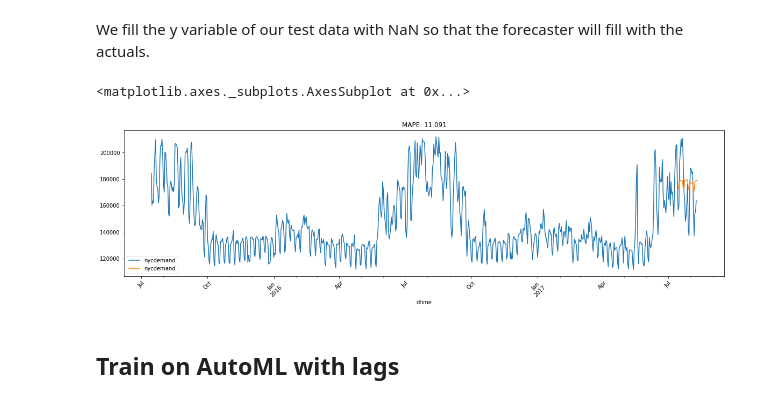
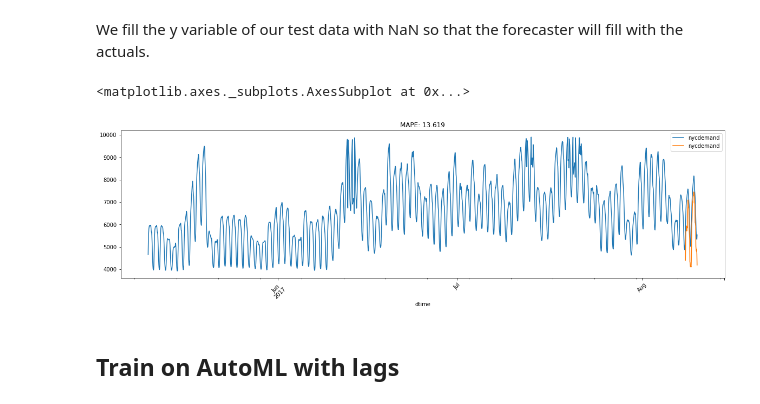
Before and after one commit to liupeirong/timeseries-forecast, a Jupyter notebook: notebooks/machine_learning.ipynb, the cells around one changed output. Drawn from its saved outputs; the diff is of its cells as text; code cells hidden in the pictures.

Commit message:
include feature columns and bug fix

```diff
--- a/notebooks/machine_learning.ipynb
+++ b/notebooks/machine_learning.ipynb
@@ -37,10 +37,10 @@ importlib.reload(get_data)
 # %% [markdown]
 **Settings for each training job**
 # %%
-local_training = False # do we train remotely or locally
+local_training = True # do we train remotely or locally
 target_column_name = 'nycdemand'
-granularity = 'daily' # 'hourly', 'daily', 'monthly'
-horizon = 28 # ex. 48 hours, 28 days (4 weeks), 12 months
+granularity = 'hourly' # 'hourly', 'daily', 'monthly'
+horizon = 48 # ex. 48 hours, 28 days (4 weeks), 12 months
 lags = 2
 moving_avg_window = 2
 # %% [markdown]
@@ -199,11 +192,11 @@ We fill the y variable of our test data with NaN so that the forecaster will fil
 # %%
 dfforecast, mape = utils.get_and_evaluate_automl_forecast(X_test, y_test, fitted_model, target_column_name)
 
-pd.concat([df[target_column_name], dfforecast], axis=1) \
+pd.concat([df[target_column_name], dfforecast[target_column_name]], axis=1) \
     .plot(title = 'MAPE: %.3f'% mape, figsize=default_figsize, rot=default_rotation)
 # %% [output]
 <matplotlib.axes._subplots.AxesSubplot at 0x...>
-[figure, old version]
+[figure, new version]
 # %% [markdown]
 ## Train on AutoML with lags
 # %%
```
Also changed, not shown: parts of 16 cells of this notebook, 5 other files.
